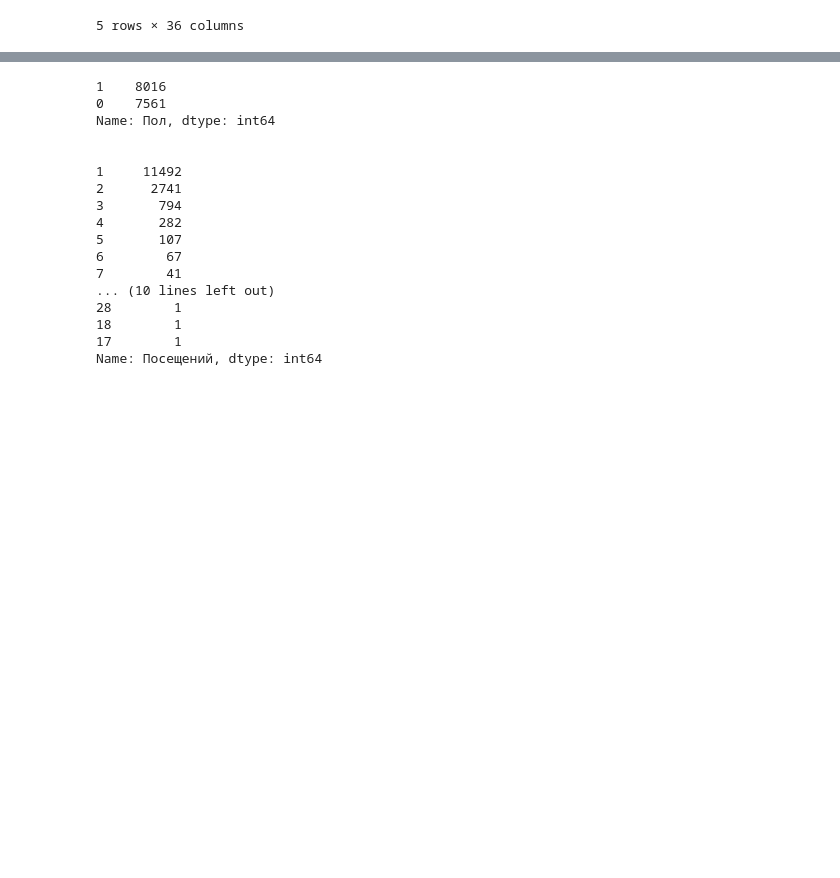
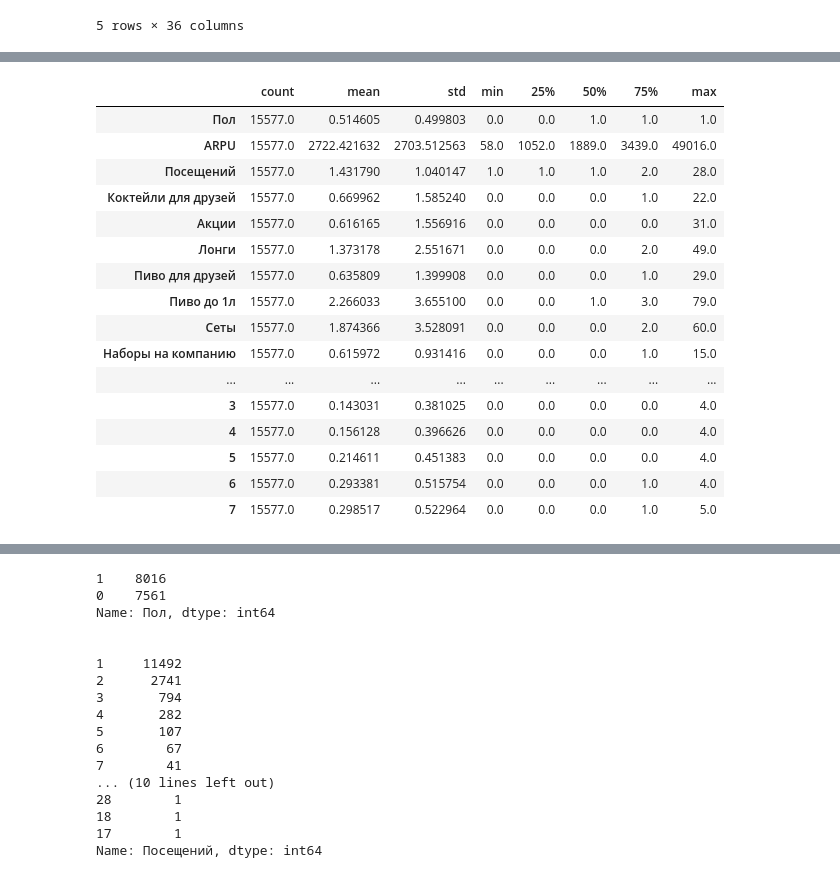
Before and after one commit to Viktoriia2020/Viktoriia, a Jupyter notebook: 1Предобработка.ipynb, the cells around one changed output, grey strips where cells are left out. Drawn from its saved outputs; the diff is of its cells as text; code cells hidden in the pictures; blank space fills up the shorter version.

```diff
--- a/1Предобработка.ipynb
+++ b/1Предобработка.ipynb
@@ -306,0 +334,20 @@ import matplotlib.pyplot as plt
+# %%
+df3.describe().T
+# %% [output]
+|  | count | mean | std | min | 25% | 50% | 75% | max |
+| Пол | 15577.0 | 0.514605 | 0.499803 | 0.0 | 0.0 | 1.0 | 1.0 | 1.0 |
+| ARPU | 15577.0 | 2722.421632 | 2703.512563 | 58.0 | 1052.0 | 1889.0 | 3439.0 | 49016.0 |
+| Посещений | 15577.0 | 1.431790 | 1.040147 | 1.0 | 1.0 | 1.0 | 2.0 | 28.0 |
+| Коктейли для друзей | 15577.0 | 0.669962 | 1.585240 | 0.0 | 0.0 | 0.0 | 1.0 | 22.0 |
+| Акции | 15577.0 | 0.616165 | 1.556916 | 0.0 | 0.0 | 0.0 | 0.0 | 31.0 |
+| Лонги | 15577.0 | 1.373178 | 2.551671 | 0.0 | 0.0 | 0.0 | 2.0 | 49.0 |
+| Пиво для друзей | 15577.0 | 0.635809 | 1.399908 | 0.0 | 0.0 | 0.0 | 1.0 | 29.0 |
+| Пиво до 1л | 15577.0 | 2.266033 | 3.655100 | 0.0 | 0.0 | 1.0 | 3.0 | 79.0 |
+| Сеты | 15577.0 | 1.874366 | 3.528091 | 0.0 | 0.0 | 0.0 | 2.0 | 60.0 |
+| Наборы на компанию | 15577.0 | 0.615972 | 0.931416 | 0.0 | 0.0 | 0.0 | 1.0 | 15.0 |
+| ... | ... | ... | ... | ... | ... | ... | ... | ... |
+| 3 | 15577.0 | 0.143031 | 0.381025 | 0.0 | 0.0 | 0.0 | 0.0 | 4.0 |
+| 4 | 15577.0 | 0.156128 | 0.396626 | 0.0 | 0.0 | 0.0 | 0.0 | 4.0 |
+| 5 | 15577.0 | 0.214611 | 0.451383 | 0.0 | 0.0 | 0.0 | 0.0 | 4.0 |
+| 6 | 15577.0 | 0.293381 | 0.515754 | 0.0 | 0.0 | 0.0 | 1.0 | 4.0 |
+| 7 | 15577.0 | 0.298517 | 0.522964 | 0.0 | 0.0 | 0.0 | 1.0 | 5.0 |
```
Also changed, not shown: parts of 19 cells of this notebook.
